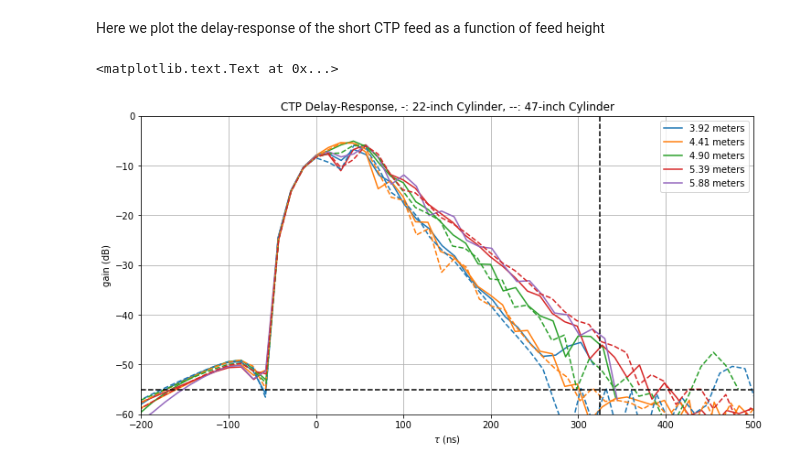
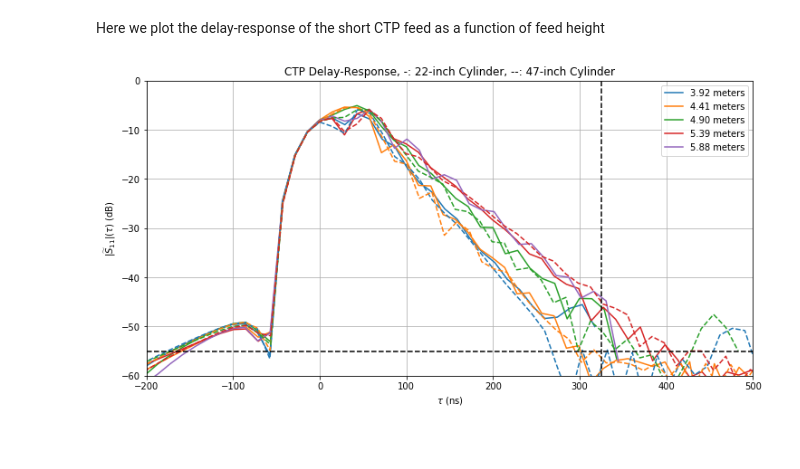
Before and after one commit to aewallwi/simulations-hera-eox, a Jupyter notebook: src/Compare_Time_Traces_CTP_Height.ipynb, the cells around one changed output. Drawn from its saved outputs; the diff is of its cells as text; code cells hidden in the pictures; blank space fills up the shorter version.

```diff
--- a/src/Compare_Time_Traces_CTP_Height.ipynb
+++ b/src/Compare_Time_Traces_CTP_Height.ipynb
@@ -17,16 +19,17 @@ root_dir_short=('/Users/aaronew/Dropbox_MIT/Science'
               '/simulations-hera-eox/data/timetraces'
               '/time_trace_ctp_vary_rigging_short/')
 file_list_short=[root_dir_short+'time_trace_run00000%d.txt'%m for m in range(1,6)]
-for filename in file_list_short:
-        gains_short.append(gd.GainData(filename,'CST_TimeTrace',fMin=0.05,fMax=.12))
-
+for hnum,filename in enumerate(file_list_short):
+        gains_short.append(gd.GainData(filename,'CST_TimeTrace',fMin=0.05,fMax=.15))
+        gains_short[-1].export_CST_freq_s11(root_dir_short+'run00000%d_s11'%(hnum+1))
 gains_tall=[]
 root_dir_tall=('/Users/aaronew/Dropbox_MIT/Science'
               '/simulations-hera-eox/data/timetraces'
               '/time_trace_ctp_vary_rigging_tall/')
 file_list_tall=[root_dir_tall+'run00000%d_timetrace.txt'%m for m in range(1,5)]
-for filename in file_list_tall:
-        gains_tall.append(gd.GainData(filename,'CST_TimeTrace',fMin=0.05,fMax=.12))
+for hnum,filename in enumerate(file_list_tall):
+        gains_tall.append(gd.GainData(filename,'CST_TimeTrace',fMin=0.05,fMax=.15))
+        gains_tall[-1].export_CST_freq_s11(root_dir_tall+'run00000%d_s11'%(hnum+1))
 # %%
 heights=np.array(154.328+np.array([m*(231.492-154.328)/4 for m in range(5)]))/12.*.3048
 # %% [markdown]
@@ -34,25 +37,25 @@ Here we plot the delay-response of the short CTP feed as a function of feed heig
 # %%
 lines_short=[]
 for gain,height in zip(gains_short,heights):
     lines_short.append(plt.plot(gain.tAxis,10.*np.log10(np.abs(gain.gainDelay)),
                                 label='%.2f meters'%height))
 
 lindex=0
 for gain,height in zip(gains_tall,heights[:-1]):
     plt.plot(gain.tAxis,10*np.log10(np.abs(gain.gainDelay)),
             color=lines_short[lindex][0].get_color(),
             ls='--')
     lindex+=1
 plt.xlim(-200,500)
 plt.ylim(-60,0)
 plt.legend()
 plt.axvline(325,color='k',ls='--')
 plt.axhline(-55,color='k',ls='--')
 plt.grid()
 plt.xlabel('$\\tau$ (ns)')
-plt.ylabel('gain (dB)')
+plt.ylabel('$|\widetilde{S}_{11}|$($\\tau$) (dB)')
 plt.gcf().set_size_inches(12,6)
 plt.title('CTP Delay-Response, -: 22-inch Cylinder, --: 47-inch Cylinder')
+plt.savefig('../analysis/compare_timetraces_feed_height.png')
 # %% [output]
-<matplotlib.text.Text at 0x...>
-[figure, old version]
+[figure, new version]
```
Also changed, not shown: parts of 12 cells of this notebook, 3 other files.
